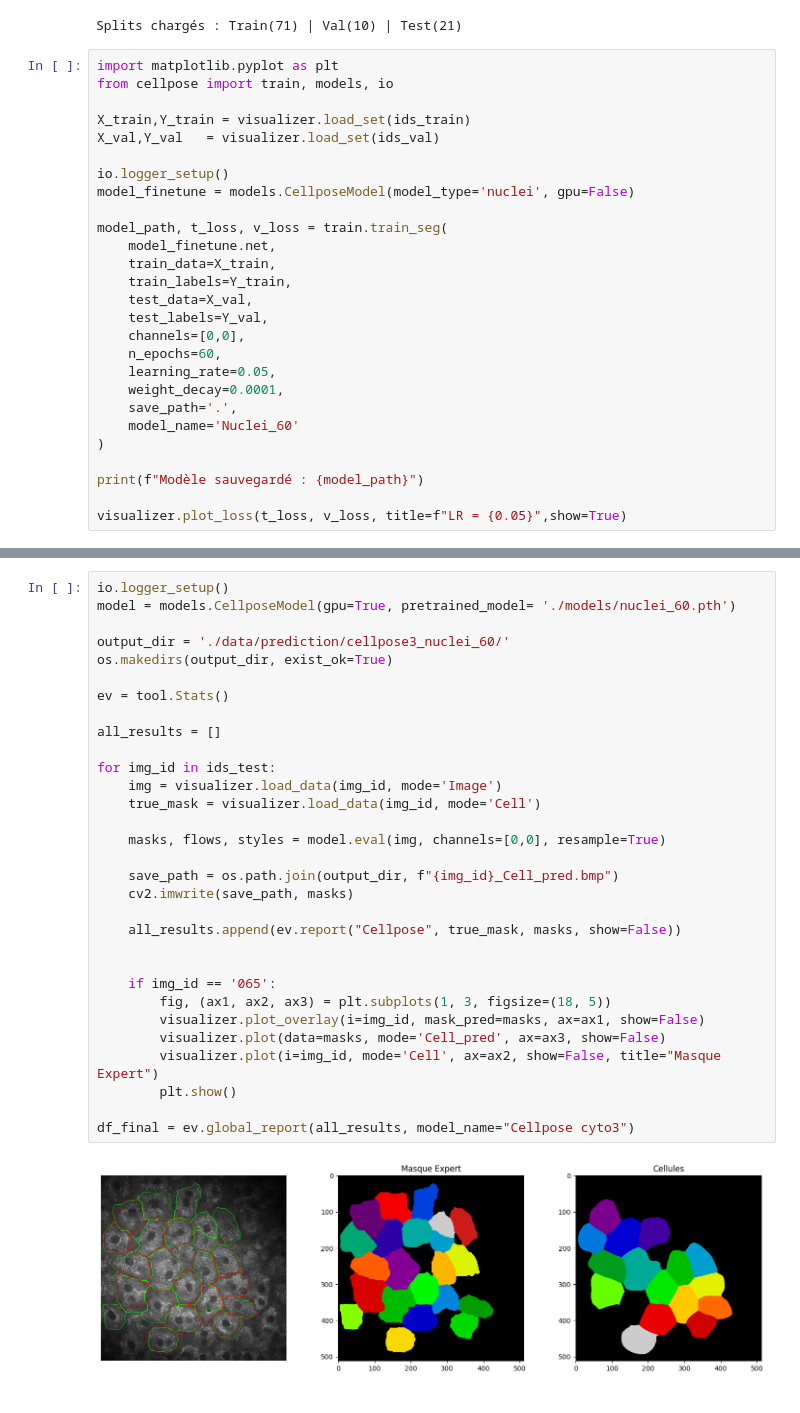
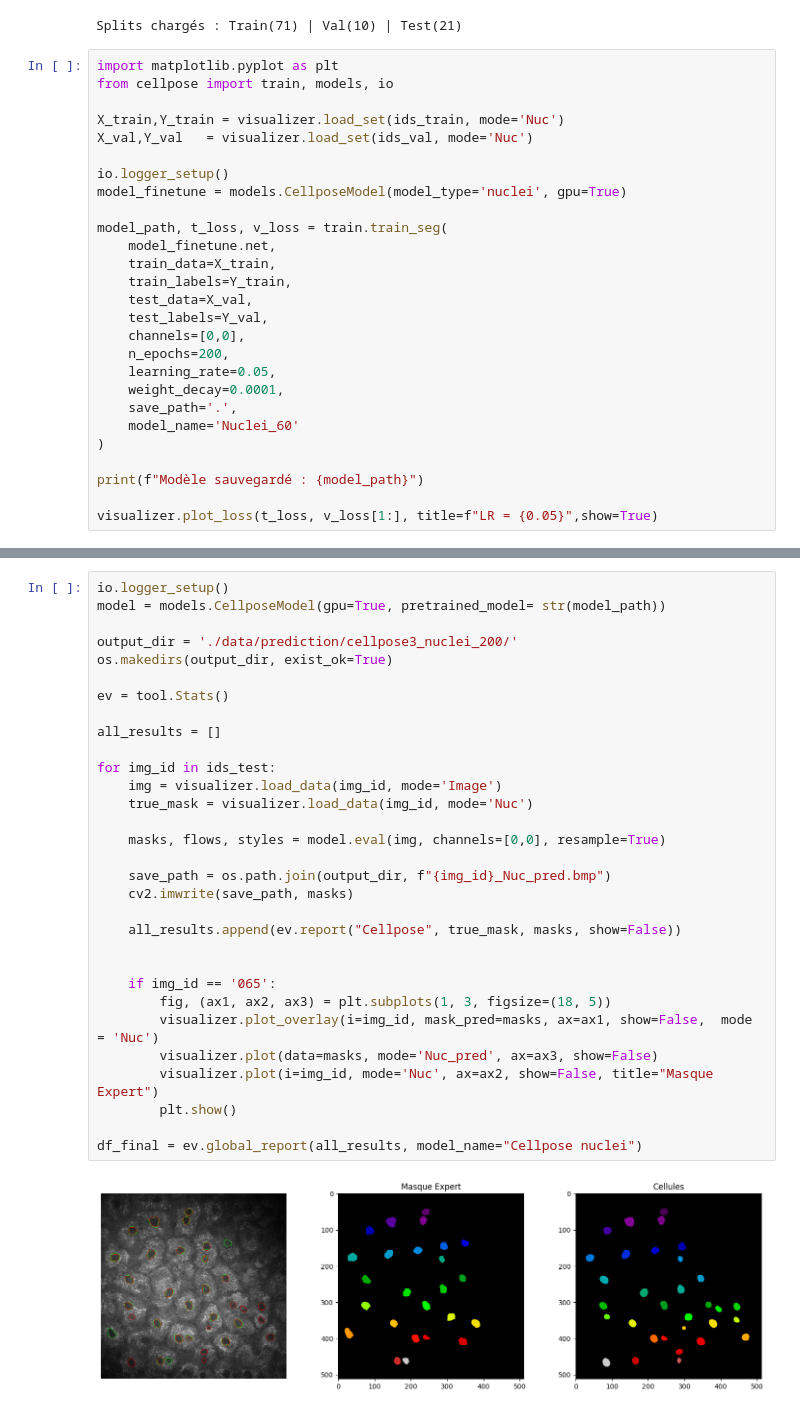
Before and after one commit to GautierGabriel/DIMA, a Jupyter notebook: scripts/cellpose3_nuc.ipynb, the cells around one changed output, grey strips where cells are left out. Drawn from its saved outputs; the diff is of its cells as text.

Commit message:
cellpose3_nuclei

```diff
--- a/scripts/cellpose3_nuc.ipynb
+++ b/scripts/cellpose3_nuc.ipynb
@@ -202,11 +205,11 @@ Splits chargés : Train(71) | Val(10) | Test(21)
 import matplotlib.pyplot as plt
 from cellpose import train, models, io
 
-X_train,Y_train = visualizer.load_set(ids_train)
-X_val,Y_val   = visualizer.load_set(ids_val)
+X_train,Y_train = visualizer.load_set(ids_train, mode='Nuc')
+X_val,Y_val   = visualizer.load_set(ids_val, mode='Nuc')
 
 io.logger_setup()
-model_finetune = models.CellposeModel(model_type='nuclei', gpu=False)
+model_finetune = models.CellposeModel(model_type='nuclei', gpu=True)
 
 model_path, t_loss, v_loss = train.train_seg(
     model_finetune.net,
@@ -215,7 +218,7 @@ model_path, t_loss, v_loss = train.train_seg(
     test_data=X_val,
     test_labels=Y_val,
     channels=[0,0],
-    n_epochs=60,
+    n_epochs=200,
     learning_rate=0.05,
     weight_decay=0.0001,
     save_path='.',
@@ -224,5 +227,5 @@ model_path, t_loss, v_loss = train.train_seg(
 
 print(f"Modèle sauvegardé : {model_path}")
 
-visualizer.plot_loss(t_loss, v_loss, title=f"LR = {0.05}",show=True)
+visualizer.plot_loss(t_loss, v_loss[1:], title=f"LR = {0.05}",show=True)
 # %% [output]
@@ -236,35 +247,35 @@ oc.oc.put_file(
 True
 # %%
 io.logger_setup()
-model = models.CellposeModel(gpu=True, pretrained_model= './models/nuclei_60.pth')
+model = models.CellposeModel(gpu=True, pretrained_model= str(model_path))
 
-output_dir = './data/prediction/cellpose3_nuclei_60/'
+output_dir = './data/prediction/cellpose3_nuclei_200/'
 os.makedirs(output_dir, exist_ok=True)
 
 ev = tool.Stats()
 
 all_results = []
 
 for img_id in ids_test:
     img = visualizer.load_data(img_id, mode='Image')
-    true_mask = visualizer.load_data(img_id, mode='Cell')
+    true_mask = visualizer.load_data(img_id, mode='Nuc')
 
     masks, flows, styles = model.eval(img, channels=[0,0], resample=True)
 
-    save_path = os.path.join(output_dir, f"{img_id}_Cell_pred.bmp")
+    save_path = os.path.join(output_dir, f"{img_id}_Nuc_pred.bmp")
     cv2.imwrite(save_path, masks)
 
     all_results.append(ev.report("Cellpose", true_mask, masks, show=False))
 
 
     if img_id == '065':
         fig, (ax1, ax2, ax3) = plt.subplots(1, 3, figsize=(18, 5))
-        visualizer.plot_overlay(i=img_id, mask_pred=masks, ax=ax1, show=False)
-        visualizer.plot(data=masks, mode='Cell_pred', ax=ax3, show=False)
-        visualizer.plot(i=img_id, mode='Cell', ax=ax2, show=False, title="Masque Expert")
+        visualizer.plot_overlay(i=img_id, mask_pred=masks, ax=ax1, show=False,  mode = 'Nuc')
+        visualizer.plot(data=masks, mode='Nuc_pred', ax=ax3, show=False)
+        visualizer.plot(i=img_id, mode='Nuc', ax=ax2, show=False, title="Masque Expert")
         plt.show()
 
-df_final = ev.global_report(all_results, model_name="Cellpose cyto3")
+df_final = ev.global_report(all_results, model_name="Cellpose nuclei")
 # %% [output]
-[figure, old version]
+[figure, new version]
 ==================================================
```
Also changed, not shown: parts of 8 cells of this notebook, 13 other files.
